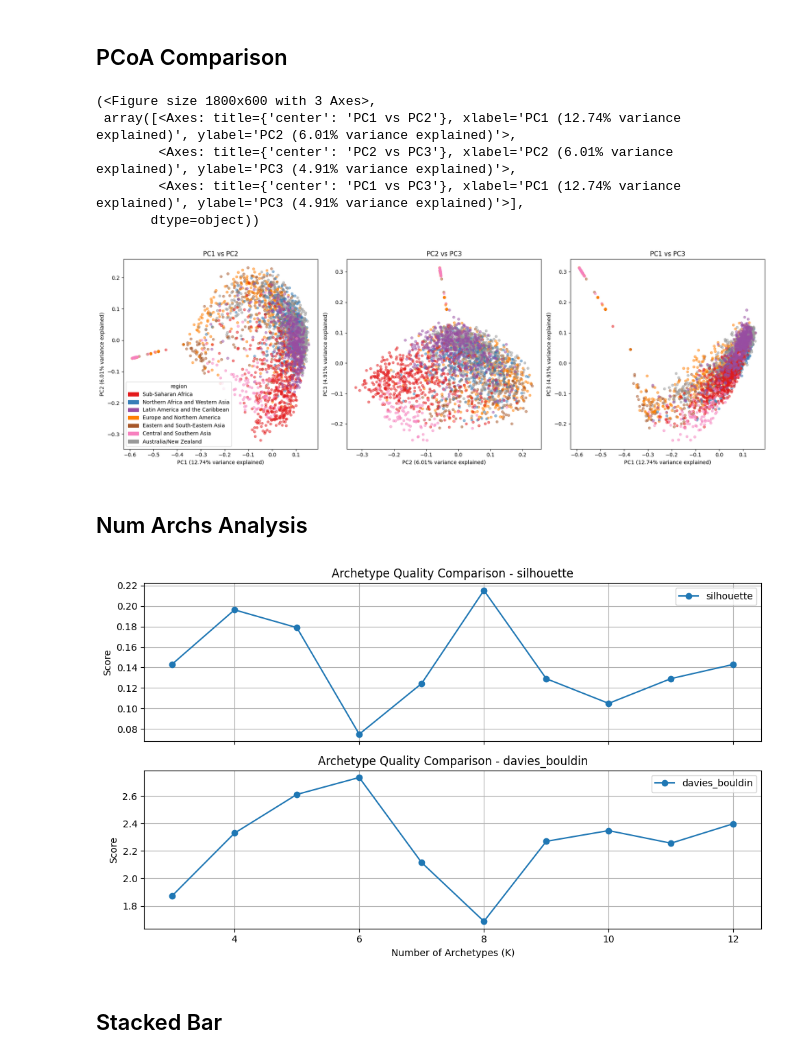
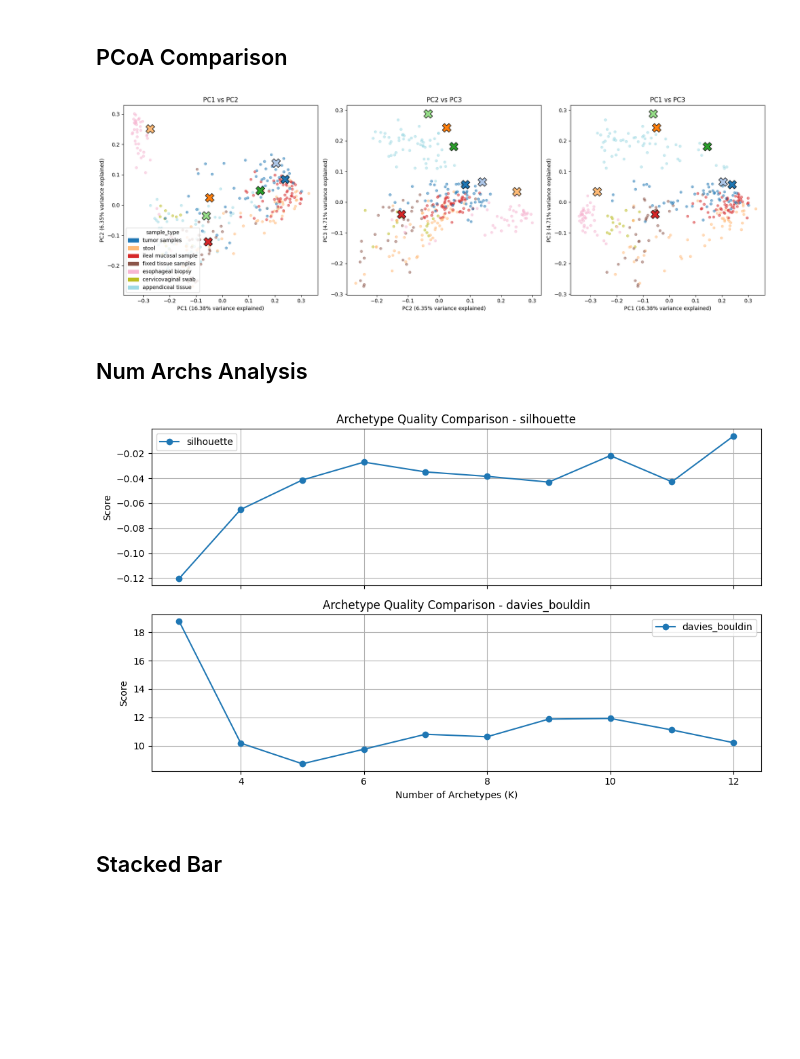
Before and after one commit to RV2005/Archetypal-Analysis-Microbiome, a Jupyter notebook: AA_GHG_with_package.ipynb, the cells around one changed output. Cells and saved outputs as stored; diff of their text form; code cells hidden in the pictures; blank space fills up the shorter version.

```diff
--- a/AA_GHG_with_package.ipynb
+++ b/AA_GHG_with_package.ipynb
@@ -300,11 +365,22 @@ otu, projects, tags, meta = data_loader.load_all(otu_file=otu_file, projects_fil
 # %%
-filter_cols = ["region"]
+filter_cols = ["sample_type"]
 legend_type = "discrete"  # "continuous" or "discrete"
 metadata = extract_metadata(otu.index, tags, meta, projects, filter_cols, verbose=False)
 
+# For Adding archetypes to pca plot
+filepath = r"results\Compendium_N3_N13_NoPC_NoGlom\Norm_pp_100iter_QC-Sample_type400\otu_AA_K7_1.0_None_jensenshannon.json"
+loader = ArchetypalResultLoader()
+_, _, aa_archetypes, _ = loader.load_parsed_result(filepath)
+# For age1k Swap the archetypes
+# idx = [3,4,2,1,5,6,7,0]
+# aa_archetypes = np.array(aa_archetypes)[idx, :]
+# Add archetypes to otu table
+archs_df = pd.DataFrame(aa_archetypes, columns=otu.columns, index=[f"Archetype {i+1}" for i in range(len(aa_archetypes))])
+otu_with_archs = pd.concat([otu, archs_df])
+
 pcoa_visualizer = PCoAVisualizer()
 pcoa_coords, pcoa_results = pcoa_visualizer.create_pcoa_from_otu(
-    otu_data=otu,
+    otu_data=otu_with_archs,
     distance_metric="jensenshannon",
     n_dimensions=5,
     apply_log_transform=True,
@@ -312,23 +388,42 @@ pcoa_coords, pcoa_results = pcoa_visualizer.create_pcoa_from_otu(
     verbose=False
 )
 # %%
-pcoa_visualizer.plot_pcoa(
+pc_combinations = [('PC1', 'PC2'), ('PC2', 'PC3'), ('PC1', 'PC3')]
+cmap_name = "tab20"
+fig, axs = pcoa_visualizer.plot_pcoa(
     pcoa_coordinates=pcoa_coords,
     pcoa_results=pcoa_results,
     metadata=metadata,
     filter_col=filter_cols[0],
     legend_type=legend_type,
-    pc_combinations=[('PC1', 'PC2'), ('PC2', 'PC3'), ('PC1', 'PC3')],
-    cmap_name="Set1",
+    pc_combinations=pc_combinations,
+    cmap_name=cmap_name, # "viridis",
     s=20
 )
+
+# For Adding archetypes to pca plot
+archetypes = pcoa_coords.loc[otu_with_archs.index[-len(aa_archetypes):]]
+# Add the archetypes to the plots with star markers and larger size
+
+# Sample_type400
+star_cols = {"Archetype 1": 6/20, "Archetype 2": 0/20, "Archetype 3": 4/20, "Archetype 4": 12/20, "Archetype 5": 8/20, "Archetype 6": 18/20, "Archetype 7": 16/20}
+# Age1k
+# star_cols = {"Archetype 1": 1/8, "Archetype 2": 2/8, "Archetype 3": 3/8, "Archetype 4": 4/8, "Archetype 5": 5/8, "Archetype 6": 6/8, "Archetype 7": 7/8, "Archetype 8": 8/8}
+# Dog200
+# star_cols = {"Archetype 1": 6/9, "Archetype 2": 2/9, "Archetype 3": 8/9, "Archetype 4": 3/9, "Archetype 5": 4/9, "Archetype 6": 0/9, "Archetype 7": 7/9, "Archetype 8": 1/9}
+
+cmap = plt.cm.get_cmap(cmap_name)
+
+for ax_idx, ax in enumerate(axs):
+    ax1, ax2 = pc_combinations[ax_idx][0], pc_combinations[ax_idx][1]
+    for i, (arch_name, arch_coords) in enumerate(archetypes.iterrows()):
+        ax.scatter(arch_coords[ax1], arch_coords[ax2],
+                   marker='X', s=275,
+                   edgecolor='black',
+                   color = cmap(i),
+                   label=arch_name)
 # %% [output]
-(<Figure size 1800x600 with 3 Axes>,
- array([<Axes: title={'center': 'PC1 vs PC2'}, xlabel='PC1 (12.74% variance explained)', ylabel='PC2 (6.01% variance explained)'>,
-        <Axes: title={'center': 'PC2 vs PC3'}, xlabel='PC2 (6.01% variance explained)', ylabel='PC3 (4.91% variance explained)'>,
-        <Axes: title={'center': 'PC1 vs PC3'}, xlabel='PC1 (12.74% variance explained)', ylabel='PC3 (4.91% variance explained)'>],
-       dtype=object))
-[figure, old version]
+[figure, new version]
 # %%
 # Plot PC1 and PC2 with Plotly for interactivity
 import plotly.express as px
@@ -377,8 +477,9 @@ resultsDir = r"results\Dog\norm_lifestyle200"
 nIdx_archs = [3,4,5,6,7,8,9,10,11,12]
 k_results = loader.load_multiple_results(k_values=nIdx_archs, directory=resultsDir)
 # %%
-filter_cols = ["Lifestyle"]
-discretize = False
+filter_cols = ["age_months"]
+discretize = True
+AGE_BUCKETS = [(0, 6), (6, 12), (12, 18), (18, 24), (24, 30), (30, 36), (36, 42), (42, 48), (48, 54), (54, 73)]
 metadata = extract_metadata(k_results[nIdx_archs[0]]["index"], tags, meta, projects, filter_cols, verbose=False)
 
 analysis_metrics = AnalysisMetrics()
@@ -386,13 +487,13 @@ analysis_results = analysis_metrics.compare_archetype_quality(
     results_dict=k_results,
     metadata=metadata,
     metadata_column=filter_cols[0],
-    discretize=False,
-    buckets=None,
+    discretize=discretize,
+    buckets=AGE_BUCKETS,
     metrics=["silhouette", "davies_bouldin"]#, 'final_loss']
 )
 analysis_metrics.plot_comparison(comparison_df=analysis_results, figsize=(10, 6))
 # %% [output]
-[figure, old version]
+[figure, new version]
 # %% [markdown]
 ## Stacked Bar
 # %%
```
Also changed, not shown: parts of 25 cells of this notebook, 41 other files.
